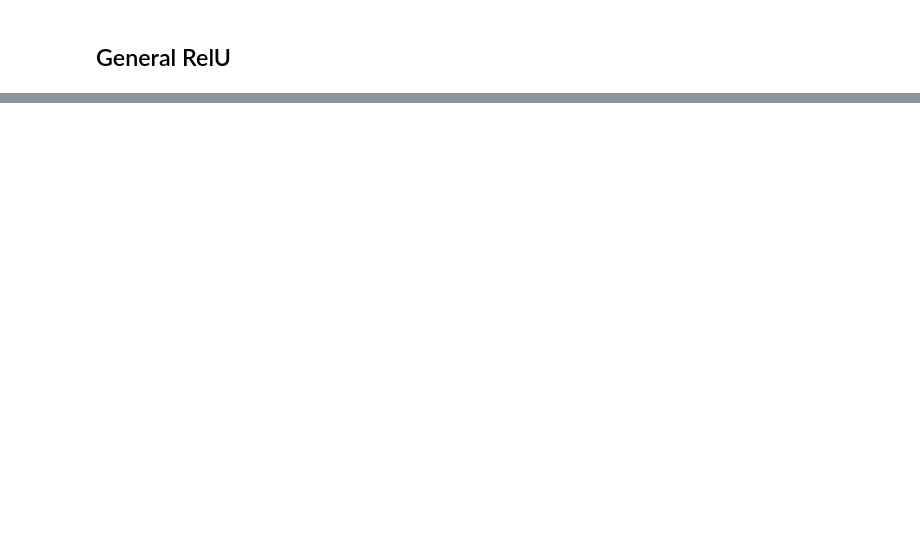
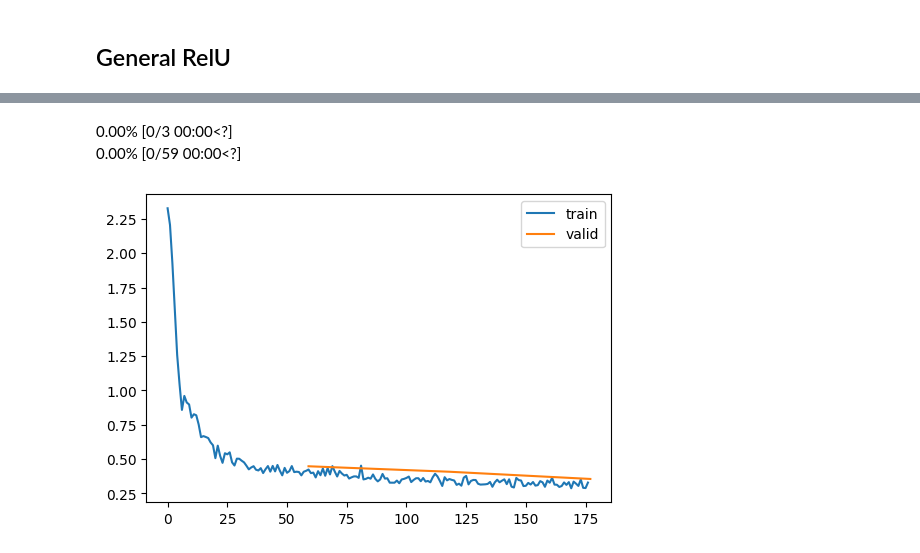
Before and after one commit to HasanGoni/fastai_course22p2, a Jupyter notebook: nbs/05_preprocessing.lesson_17.ipynb, the cells around one changed output, grey strips where cells are left out. Cells and saved outputs as stored; diff of their text form; code cells hidden in the pictures; blank space fills up the shorter version.

```diff
--- a/nbs/05_preprocessing.lesson_17.ipynb
+++ b/nbs/05_preprocessing.lesson_17.ipynb
@@ -342,0 +370,44 @@ xb.mean(), xb.std()
+# %%
+#| export
+def conv_relu(ni, nf, ks=3, stride=2,act=nn.ReLU ):
+	res = nn.Conv2d(
+			ni,
+			nf,
+			kernel_size=ks,
+			stride=stride,
+			padding=ks//2)
+	if act: res = nn.Sequential(res, act())
+	return res
+# %%
+#| export
+def get_model_(act=nn.ReLU, nfs=None):
+	if nfs is None: nfs = [1, 8, 16, 32, 64]
+	layers = [conv_relu(nfs[i], nfs[i+1], act=act) for i in range(len(nfs)-1)]
+	return nn.Sequential(*layers, conv_relu(nfs[-1], 10, act=False), nn.Flatten()
+					  ).to(def_device)
+# %%
+#| export
+def init_weights(m, leaky=None):
+	if isinstance(m, (nn.Conv2d, nn.Conv1d, nn.Conv3d)):
+		nn.init.kaiming_normal_(m.weight,a=leaky)
+# %%
+dls_n = prep_data_n()
+act_gr = partial(GeneralRelu, leak=0.1, sub=.4)
+metrics = MetricsCB(accuracy=MulticlassAccuracy())
+astats = ActivationStats(risinstance(GeneralRelu))
+iw = partial(init_weights, leaky=0.1)
+
+model = get_model_(act=act_gr).apply(iw)
+# %%
+cbs = [DeviceCB(), metrics, ProgressCB(plot=True), astats]
+learn = MomentumLearner(
+    model,
+    dls_n,
+    loss_func=F.cross_entropy,
+	lr=0.2,
+    cbs=cbs)
+learn.fit(3)
+# %% [output]
+0.00% [0/3 00:00<?]
+0.00% [0/59 00:00<?]
+[figure, added]
```
Also changed, not shown: parts of 26 cells of this notebook, 2 other files.
